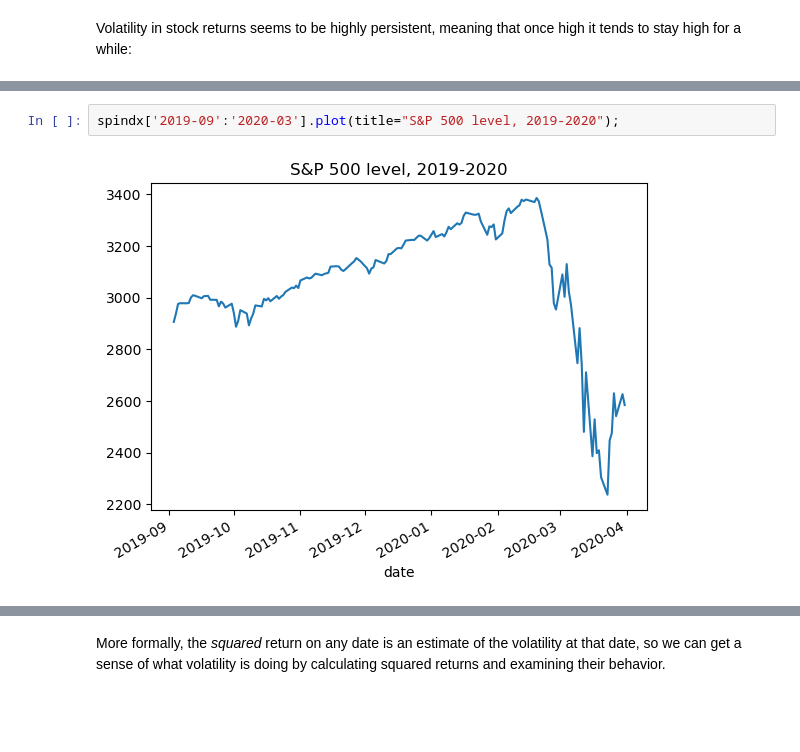
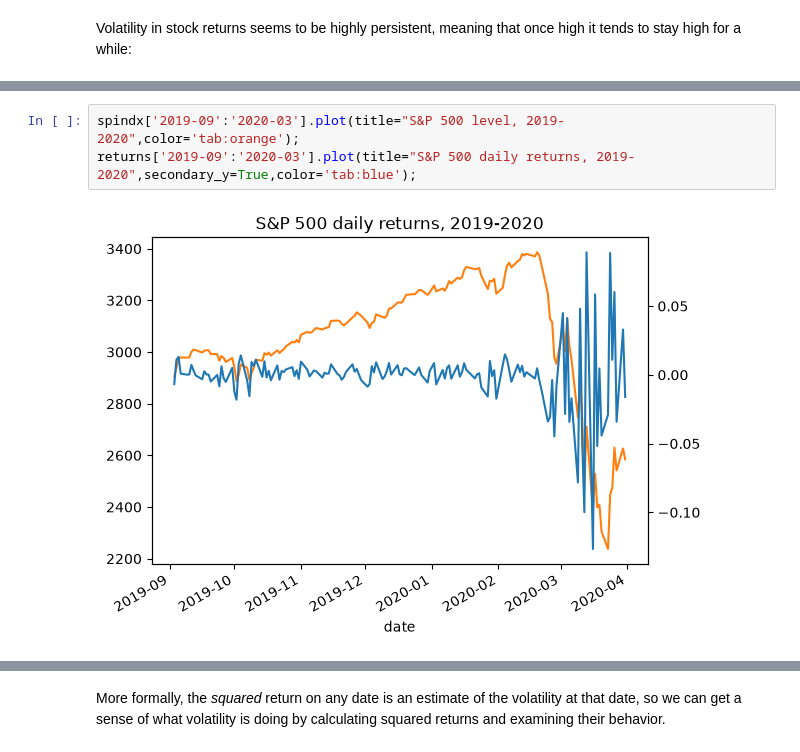
Before and after one commit to wgmann/FIN657, a Jupyter notebook: Week 7 and 8 - GARCH/Volatility modeling.ipynb, the cells around one changed output, grey strips where cells are left out. Drawn from its saved outputs; the diff is of its cells as text; blank space fills up the shorter version.

```diff
--- a/Week 7 and 8 - GARCH/Volatility modeling.ipynb
+++ b/Week 7 and 8 - GARCH/Volatility modeling.ipynb
@@ -51,4 +48,5 @@ returns['2007-07':'2010-01'].plot(title="S&P 500 daily returns, 2007-2010");
 # %%
-spindx['2019-09':'2020-03'].plot(title="S&P 500 level, 2019-2020");
+spindx['2019-09':'2020-03'].plot(title="S&P 500 level, 2019-2020",color='tab:orange');
+returns['2019-09':'2020-03'].plot(title="S&P 500 daily returns, 2019-2020",secondary_y=True,color='tab:blue');
 # %% [output]
-[figure, old version]
+[figure, new version]
```
Also changed, not shown: parts of 55 cells of this notebook.
